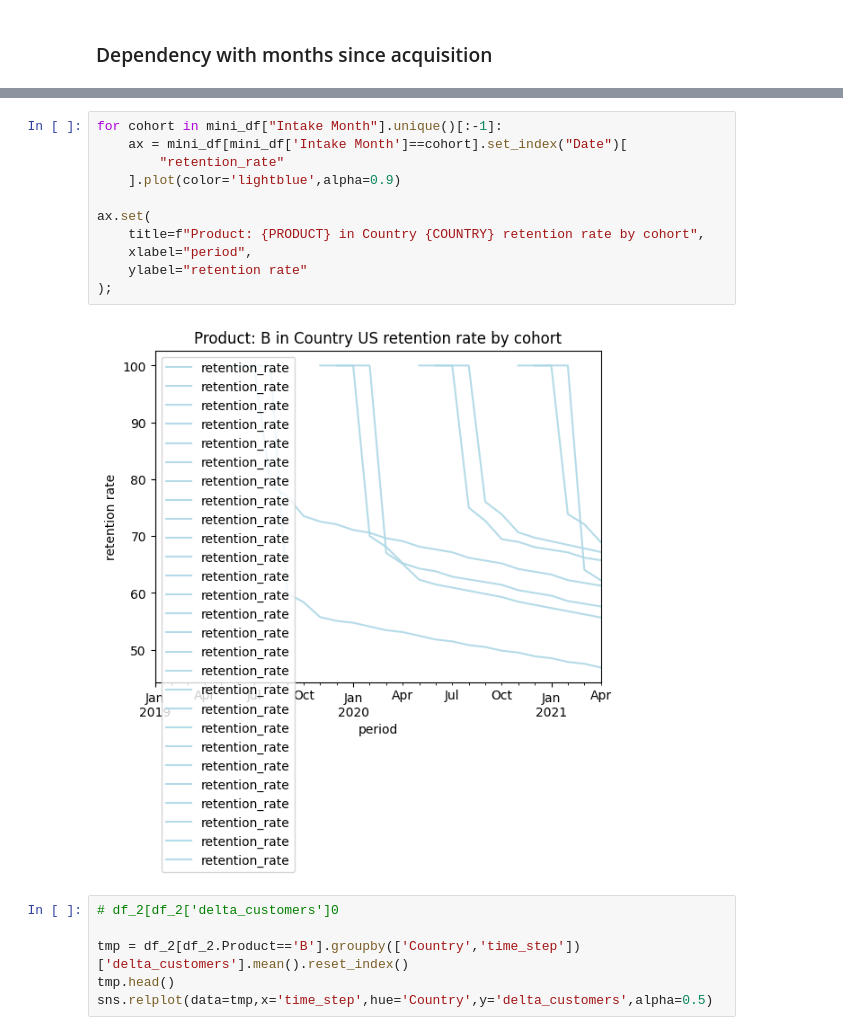
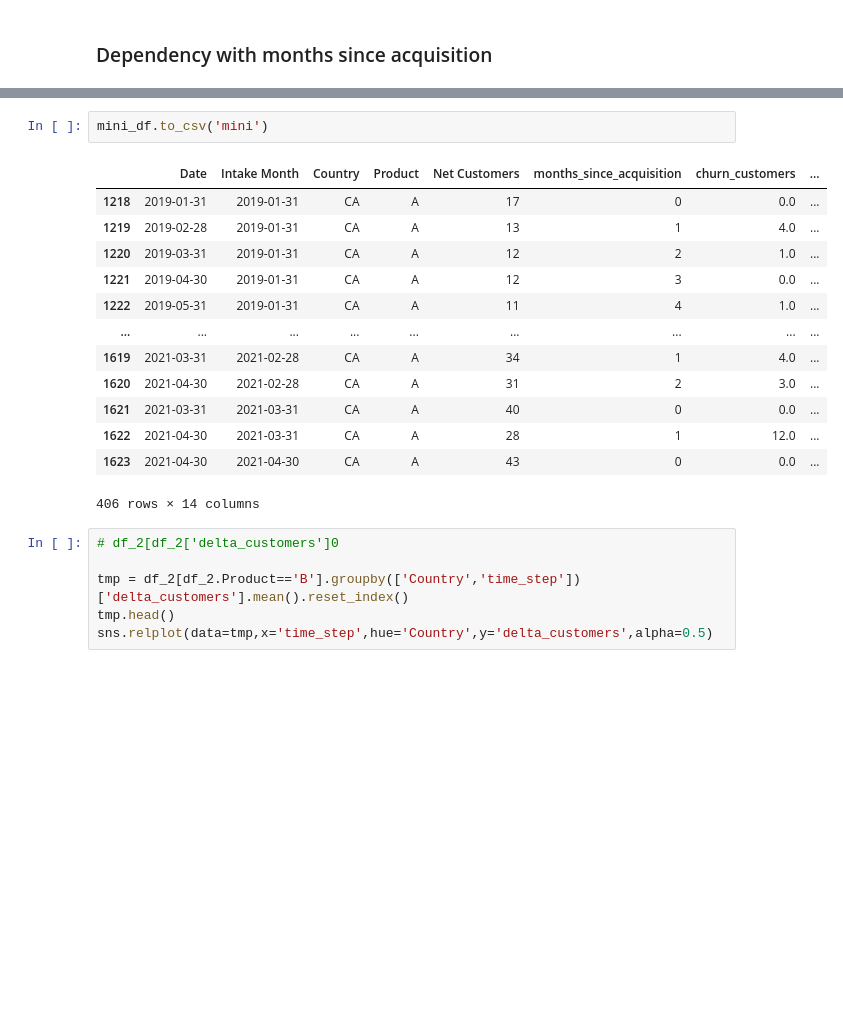
Before and after one commit to pprieri/ml, a Jupyter notebook: 11-Submissions/S/forecast_case.ipynb, the cells around one changed output, grey strips where cells are left out. Saved outputs shown, nothing was run; the diff lists cells and outputs as text; blank space fills up the shorter version.

```diff
--- a/11-Submissions/S/forecast_case.ipynb
+++ b/11-Submissions/S/forecast_case.ipynb
@@ -497,16 +451,19 @@ ValueError: Multi-dimensional indexing (e.g. `obj[:, None]`) is no longer suppor
-# %%
-for cohort in mini_df["Intake Month"].unique()[:-1]:
-    ax = mini_df[mini_df['Intake Month']==cohort].set_index("Date")[
-        "retention_rate"
-    ].plot(color='lightblue',alpha=0.9)
-
-ax.set(
-    title=f"Product: {PRODUCT} in Country {COUNTRY} retention rate by cohort",
-    xlabel="period",
-    ylabel="retention rate"
-);
-# %% [output]
-[figure, removed]
+# %%
+mini_df.to_csv('mini')
+# %% [output]
+|  | Date | Intake Month | Country | Product | Net Customers | months_since_acquisition | churn_customers | ... |
+| 1218 | 2019-01-31 | 2019-01-31 | CA | A | 17 | 0 | 0.0 | ... |
+| 1219 | 2019-02-28 | 2019-01-31 | CA | A | 13 | 1 | 4.0 | ... |
+| 1220 | 2019-03-31 | 2019-01-31 | CA | A | 12 | 2 | 1.0 | ... |
+| 1221 | 2019-04-30 | 2019-01-31 | CA | A | 12 | 3 | 0.0 | ... |
+| 1222 | 2019-05-31 | 2019-01-31 | CA | A | 11 | 4 | 1.0 | ... |
+| ... | ... | ... | ... | ... | ... | ... | ... | ... |
+| 1619 | 2021-03-31 | 2021-02-28 | CA | A | 34 | 1 | 4.0 | ... |
+| 1620 | 2021-04-30 | 2021-02-28 | CA | A | 31 | 2 | 3.0 | ... |
+| 1621 | 2021-03-31 | 2021-03-31 | CA | A | 40 | 0 | 0.0 | ... |
+| 1622 | 2021-04-30 | 2021-03-31 | CA | A | 28 | 1 | 12.0 | ... |
+| 1623 | 2021-04-30 | 2021-04-30 | CA | A | 43 | 0 | 0.0 | ... |
+406 rows × 14 columns
 # %%
 # df_2[df_2['delta_customers']0
 
```
Also changed, not shown: parts of 40 cells of this notebook, 1 other file.
